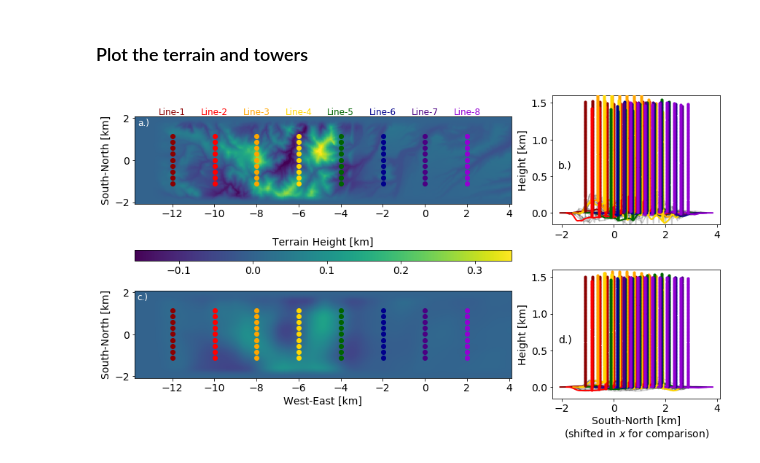
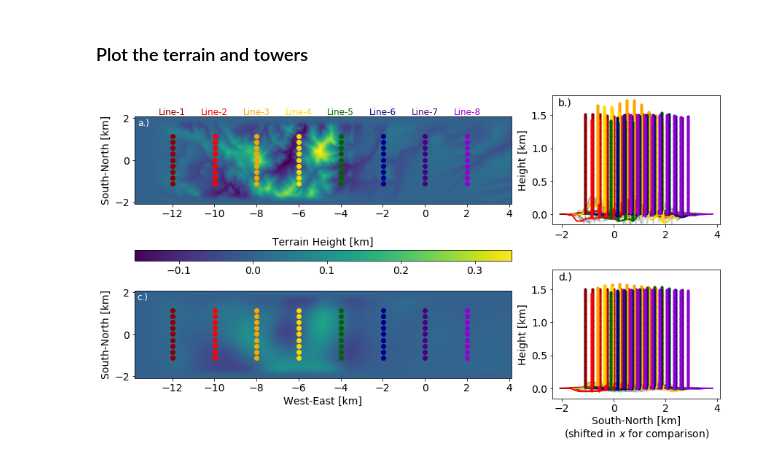
Before and after one commit to hawbecker/publications, a Jupyter notebook: complexTerrain/TerrainAndProbeLocations.ipynb, the cells around one changed output. Saved outputs shown, nothing was run; the diff lists cells and outputs as text; code cells hidden in the pictures.

Commit message:
Fixed plot label locations

```diff
--- a/complexTerrain/TerrainAndProbeLocations.ipynb
+++ b/complexTerrain/TerrainAndProbeLocations.ipynb
@@ -78,6 +78,7 @@ for cc in range(0,ncases):
 # %%
 fig = plt.figure(figsize=(12,7))
 fig.subplots_adjust(hspace=0.35,top=0.95,left=0.06,right=0.99,wspace=0.65)
+ybot = -0.16; ytop = 1.8
 for cc in range(0,ncases):
     horz = plt.subplot2grid((ncases,6),(cc,0),aspect='equal',colspan=4)
     horz.tick_params(labelsize=lblsize)
@@ -113,34 +114,34 @@ for cc in range(0,ncases):
         horz.scatter(np.ones((ppl))*loix/1000.0,pyz[:,0]/1000.0,c=twc[ii])
         if cc == 0: horz.text(loix/1000.0,2.05,'Line-%d' % (ii+1),size=txtsize,color=twc[ii],va='bottom',ha='center')
     horz.set_ylabel('South-North [km]',size=lblsize)
     if cc == ncases-1: horz.set_xlabel('West-East [km]',size=lblsize)
     if cc == 0: horz.text(-13.65,1.99,'a.)',color='w',ha='left',va='top',fontsize=txtsize)
     if cc == 1: horz.text(-13.65,1.99,'c.)',color='w',ha='left',va='top',fontsize=txtsize)
 
 
     for jj in range(0,ny,11):
         sBordS = yy[cc,0,jj]/1000.0 ; sBordE = yy[cc,-1,jj]/1000.0 + (nlines-1)*slope
         sBord = np.linspace(sBordS,sBordE,nx)
         vert.plot(sBord,zz[cc,:,jj]/1000.0,c='k',alpha=0.2,zorder=1)
     gridX = np.arange(0,nx,30)
     for ii in gridX:
         vert.plot(yy[cc,ii,:]/1000.0+((float(ii)/(gridX[-1]-1))*(nlines-1)*slope),zz[cc,ii,:]/1000.0,\
                   c='k',alpha=0.2,zorder=1)
     vert.plot(yy[cc,-1,:]/1000.0+((nlines-1)*slope),zz[cc,-1,:]/1000.0,c='k',alpha=0.2,zorder=1)
     #vert.plot(SoBord,zz[:,0]/1000.0,c='k')
     created = False
 
     vert.set_ylabel('Height [km]',size=lblsize)
-    vert.set_ylim(-0.16,1.6)
-    if cc == 0: vert.text(-2.15,0.72,'b.)',color='k',ha='left',va='top',fontsize=lblsize)
-    if cc == 1: vert.text(-2.15,0.72,'d.)',color='k',ha='left',va='top',fontsize=lblsize)
+    vert.set_ylim(ybot,ytop)
+    if cc == 0: vert.text(-2.15,0.98*ytop,'b.)',color='k',ha='left',va='top',fontsize=lblsize)
+    if cc == 1: vert.text(-2.15,0.98*ytop,'d.)',color='k',ha='left',va='top',fontsize=lblsize)
 vert.set_xlabel('South-North [km]\n(shifted in $x$ for comparison)',size=lblsize)
 
 cax = fig.add_axes([0.06, 0.5, 0.599, 0.03])
 cax.text(0.5,1.2,'Terrain Height [km]',ha='center',va='bottom',size=lblsize)
 cbar = plt.colorbar(cont,cax,orientation='horizontal')
 cbar.ax.tick_params(labelsize=lblsize)
 if saveFig: plt.savefig('{}TerrainAndTowers.pdf'.format(savedir))
 plt.show()
 # %% [output]
-[figure, old version]
+[figure, new version]
```
